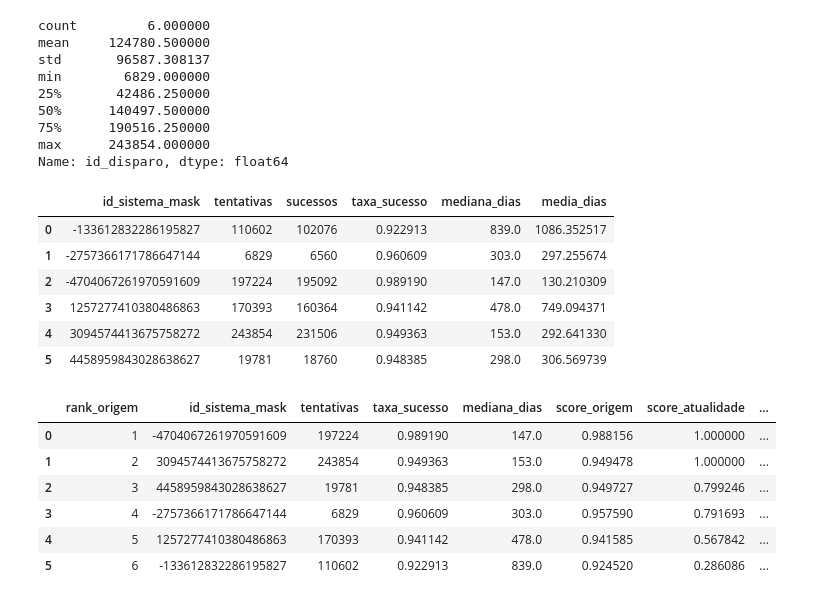
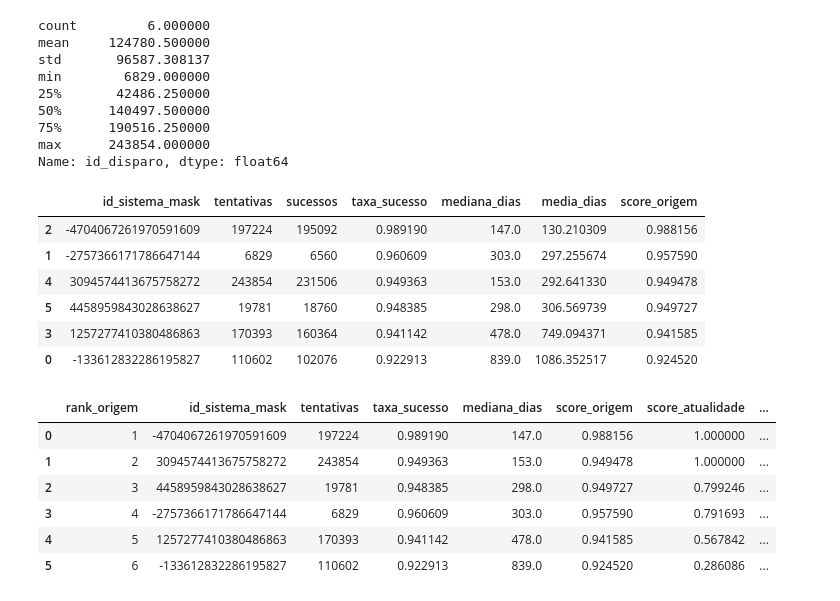
Before and after one commit to Carolina-Muylaert/desafio-cientista-dados-pleno-campanhas, a Jupyter notebook: case-ds-pleno.ipynb, the cells around one changed output. Cells and saved outputs as stored; diff of their text form; code cells hidden in the pictures.

```diff
--- a/case-ds-pleno.ipynb
+++ b/case-ds-pleno.ipynb
@@ -435,39 +470,39 @@ min        6829.000000
 75%      190516.250000
 max      243854.000000
 Name: id_disparo, dtype: float64
-# %%
-# Score origem
-
-df['sucesso_origem'] = df['flag_alcance'].astype('int64')
-
-ranking_sistemas = (
-    df.groupby('id_sistema_mask', as_index=False)
-    .agg(
-        tentativas=('id_disparo', 'count'),
-        sucessos=('sucesso_origem', 'sum'),
-        taxa_sucesso=('sucesso_origem', 'mean'),
-        mediana_dias=('dias_desde_atualizacao', 'median'),
-        media_dias=('dias_desde_atualizacao', 'mean')
-    )
-)
-
-ranking_sistemas
-# %% [output]
-|  | id_sistema_mask | tentativas | sucessos | taxa_sucesso | mediana_dias | media_dias |
-| 0 | -133612832286195827 | 110602 | 102076 | 0.922913 | 839.0 | 1086.352517 |
-| 1 | -2757366171786647144 | 6829 | 6560 | 0.960609 | 303.0 | 297.255674 |
-| 2 | -4704067261970591609 | 197224 | 195092 | 0.989190 | 147.0 | 130.210309 |
-| 3 | 1257277410380486863 | 170393 | 160364 | 0.941142 | 478.0 | 749.094371 |
-| 4 | 3094574413675758272 | 243854 | 231506 | 0.949363 | 153.0 | 292.641330 |
-| 5 | 4458959843028638627 | 19781 | 18760 | 0.948385 | 298.0 | 306.569739 |
 # %%
+# Score origem
+
+df['sucesso_origem'] = df['flag_sucesso'].astype('int64')
+
+ranking_sistemas = (
+    df.groupby('id_sistema_mask', as_index=False)
+    .agg(
+        tentativas=('id_disparo', 'count'),
+        sucessos=('sucesso_origem', 'sum'),
+        taxa_sucesso=('sucesso_origem', 'mean'),
+        mediana_dias=('dias_desde_atualizacao', 'median'),
+        media_dias=('dias_desde_atualizacao', 'mean')
+    )
+)
+
 # Suavização bayesiana para reduzir volatilidade de sistemas com baixo volume
 
 taxa_global = df['sucesso_origem'].mean()
 prior = 6000 # força de suavização
 
 ranking_sistemas['score_origem'] = (
     ranking_sistemas['sucessos'] + taxa_global * prior
 ) / (
     ranking_sistemas['tentativas'] + prior
 )
+
+ranking_sistemas.sort_values(by='taxa_sucesso',ascending=False)
+# %% [output]
+|  | id_sistema_mask | tentativas | sucessos | taxa_sucesso | mediana_dias | media_dias | score_origem |
+| 2 | -4704067261970591609 | 197224 | 195092 | 0.989190 | 147.0 | 130.210309 | 0.988156 |
+| 1 | -2757366171786647144 | 6829 | 6560 | 0.960609 | 303.0 | 297.255674 | 0.957590 |
+| 4 | 3094574413675758272 | 243854 | 231506 | 0.949363 | 153.0 | 292.641330 | 0.949478 |
+| 5 | 4458959843028638627 | 19781 | 18760 | 0.948385 | 298.0 | 306.569739 | 0.949727 |
+| 3 | 1257277410380486863 | 170393 | 160364 | 0.941142 | 478.0 | 749.094371 | 0.941585 |
+| 0 | -133612832286195827 | 110602 | 102076 | 0.922913 | 839.0 | 1086.352517 | 0.924520 |
```
Also changed, not shown: parts of 27 cells of this notebook, 1 other file.
